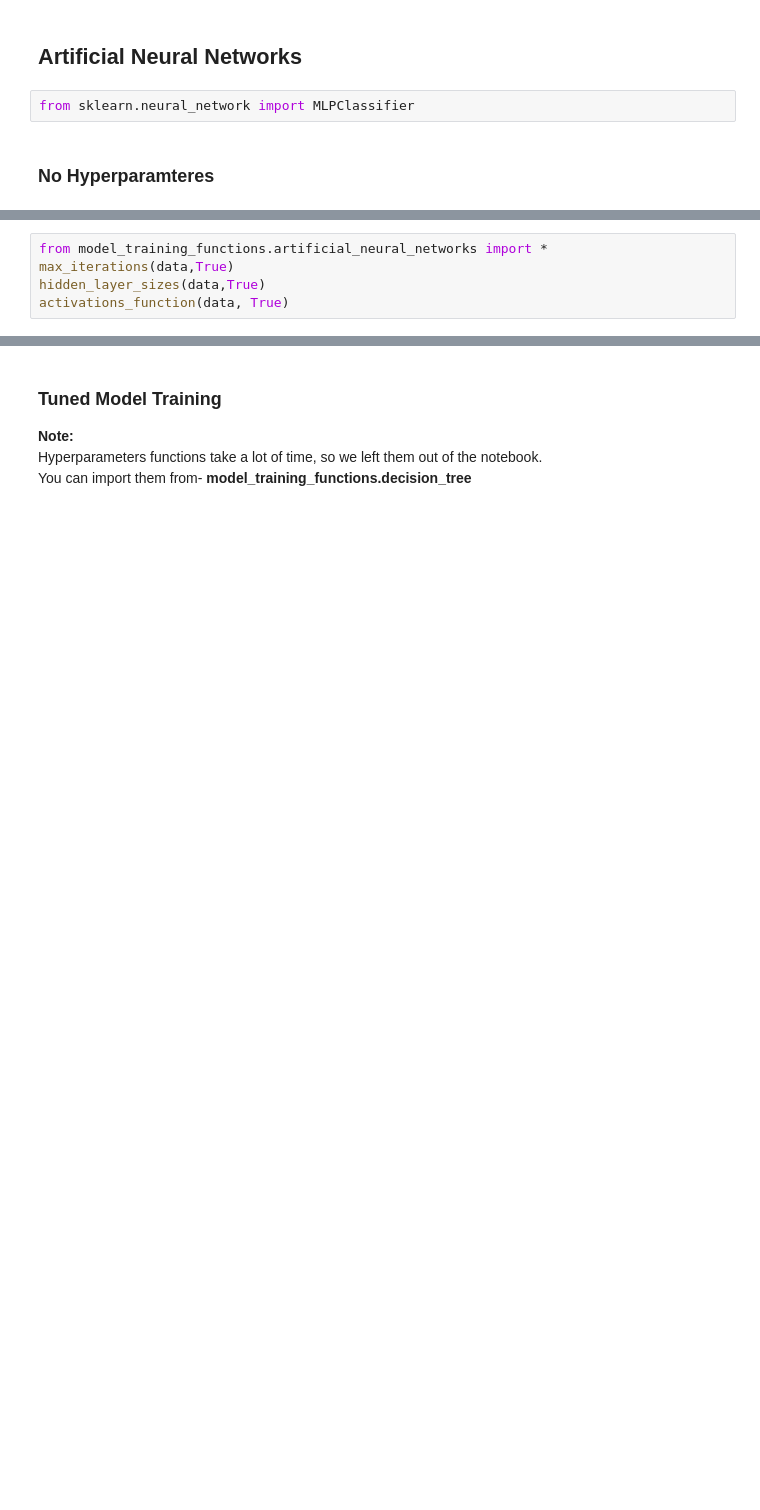
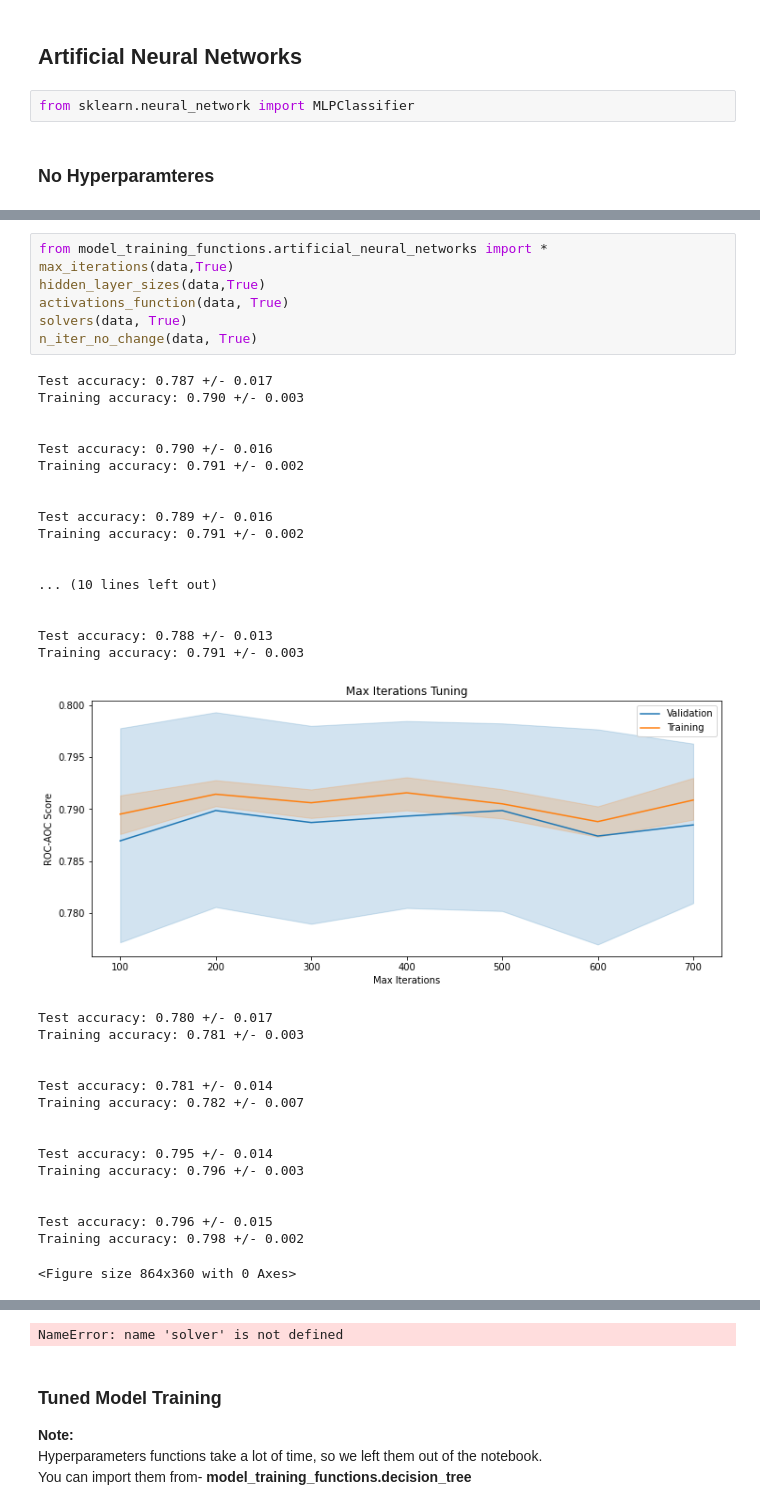
Before and after one commit to BarGanor/ml_project, a Jupyter notebook: project_part_2.ipynb, the cells around one changed output, grey strips where cells are left out. Drawn from its saved outputs; the diff is of its cells as text; blank space fills up the shorter version.

```diff
--- a/project_part_2.ipynb
+++ b/project_part_2.ipynb
@@ -73,5 +157,41 @@ train_model_by_kfold(data, ann_model)
 # %%
 from model_training_functions.artificial_neural_networks import *
 max_iterations(data,True)
 hidden_layer_sizes(data,True)
 activations_function(data, True)
+solvers(data, True)
+n_iter_no_change(data, True)
+# %% [output]
+Test accuracy: 0.787 +/- 0.017
+Training accuracy: 0.790 +/- 0.003
+
+
+Test accuracy: 0.790 +/- 0.016
+Training accuracy: 0.791 +/- 0.002
+
+
+Test accuracy: 0.789 +/- 0.016
+Training accuracy: 0.791 +/- 0.002
+
+
+... (10 lines left out)
+
+
+Test accuracy: 0.788 +/- 0.013
+Training accuracy: 0.791 +/- 0.003
+[figure, added]
+Test accuracy: 0.780 +/- 0.017
+Training accuracy: 0.781 +/- 0.003
+
+
+Test accuracy: 0.781 +/- 0.014
+Training accuracy: 0.782 +/- 0.007
+
+
+Test accuracy: 0.795 +/- 0.014
+Training accuracy: 0.796 +/- 0.003
+
+
+Test accuracy: 0.796 +/- 0.015
+Training accuracy: 0.798 +/- 0.002
+<Figure size 864x360 with 0 Axes>
@@ -78,3 +199,4 @@ activations_function(data, True)
+NameError: name 'solver' is not defined
 # %% [markdown]
 ### Tuned Model Training
 
```
Also changed, not shown: parts of 23 cells of this notebook, 7 other files.
